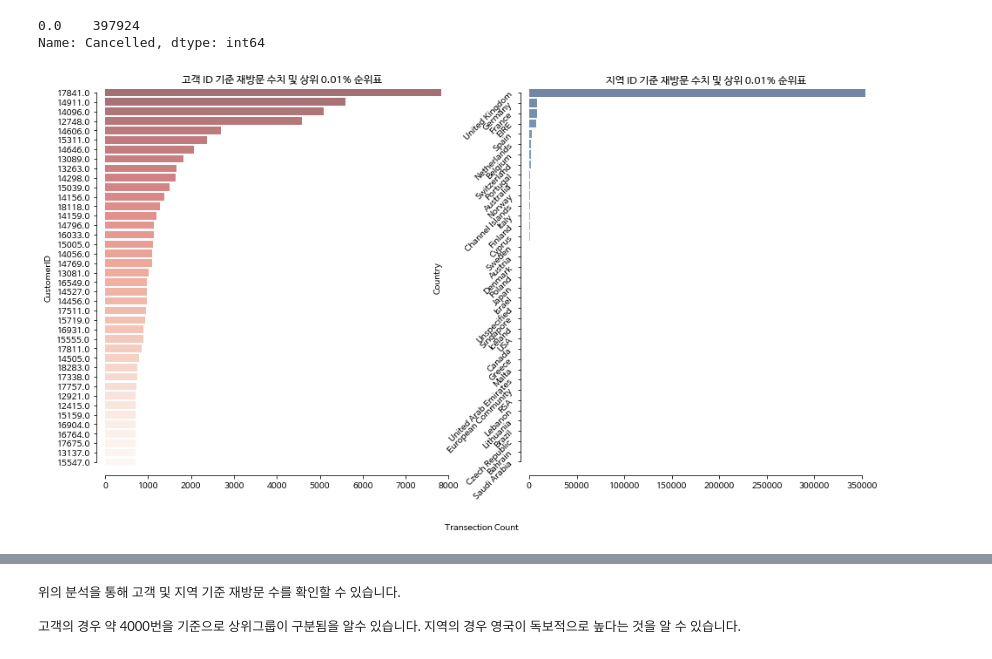
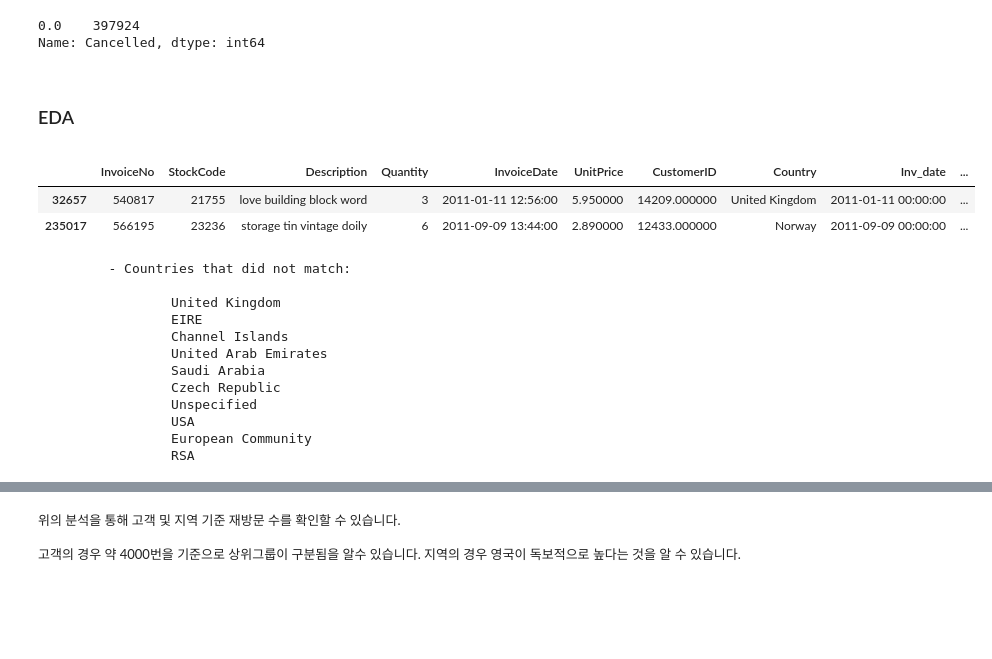
Before and after one commit to mwithgod3952/Conquering-Kaggle-s-challenge, a Jupyter notebook: Marketing_Analytics_Cohort_Analysis.ipynb, the cells around one changed output, grey strips where cells are left out. Drawn from its saved outputs; the diff is of its cells as text; code cells hidden in the pictures; blank space fills up the shorter version.

```diff
--- a/Marketing_Analytics_Cohort_Analysis.ipynb
+++ b/Marketing_Analytics_Cohort_Analysis.ipynb
@@ -213,21 +264,2 @@ _df1 = _df1[_df1.UnitPrice > 0]
-# %%
-print('\n')
-fig, axes = plt.subplots( 1, 2, figsize=(16, 8) )
-ax = axes.flatten()
-i = 0; rt = 0.01
-
-for colN, topicN, clr in [['CustomerID', '고객', 'Reds_r'], ['Country', '지역', 'Blues_r']]:
-
-    Y = _df1[colN].value_counts().sort_values(ascending=False).head(round((len(_df1) / 100)*rt))
-    c = sns.barplot(y=Y.index, x=Y.values, orient='h', ax=ax[i], order=Y.index, palette=clr, alpha=0.6)
-    c.set_title(f'{topicN} ID 기준 재방문 수치 및 상위 {rt}% 순위표')
-    c.set_ylabel(colN)
-    i += 1
-
-fig.text(0.5, 0.001, 'Transection Count', ha='center')
-sns.despine(offset=10, trim=True)
-
-plt.setp(ax[1].get_yticklabels(), rotation=45, ha="right")
-plt.show()
-# %% [output]
-[figure, removed]
+# %% [markdown]
+# <font size = 4>EDA</font>
@@ -233,0 +298,33 @@ plt.show()
+# %%
+def style_negative(v, props=''):
+    return (props if (type(v) == np.float) else None)
+
+if _df1['Texcronym'].notnull().sum() !=  len(_df1):
+    d1 = _df1[_df1['Texcronym'].isnull() ].sample(n = 1, random_state=int((2*10**3) + 1))
+    d2 = _df1[_df1['Texcronym'].notnull()].sample(n = 1, random_state=int((2*10**3) + 2))
+    _df1_sampled = pd.concat([d1, d2])
+else:
+    _df1_sampled = _df1.sample(n=2, random_state=int((2*10**3) + 3))
+
+_df1_sampled.style.applymap(style_negative, props='color:crimson;background-color:lightgrey')
+# %% [output]
+|  | InvoiceNo | StockCode | Description | Quantity | InvoiceDate | UnitPrice | CustomerID | Country | Inv_date | ... |
+| 32657 | 540817 | 21755 | love building block word | 3 | 2011-01-11 12:56:00 | 5.950000 | 14209.000000 | United Kingdom | 2011-01-11 00:00:00 | ... |
+| 235017 | 566195 | 23236 | storage tin vintage doily | 6 | 2011-09-09 13:44:00 | 2.890000 | 12433.000000 | Norway | 2011-09-09 00:00:00 | ... |
+# %%
+print(f'\n\t {color.BOLD}{color.BLUE}- Countries that did not match: \n{color.END}')
+for ci in _df1[_df1['Texcronym'].isnull()]['Country'].unique().tolist():
+    print(f'\t\t {ci}')
+# %% [output]
+         - Countries that did not match:
+
+                 United Kingdom
+                 EIRE
+                 Channel Islands
+                 United Arab Emirates
+                 Saudi Arabia
+                 Czech Republic
+                 Unspecified
+                 USA
+                 European Community
+                 RSA
```
Also changed, not shown: parts of 29 cells of this notebook.
